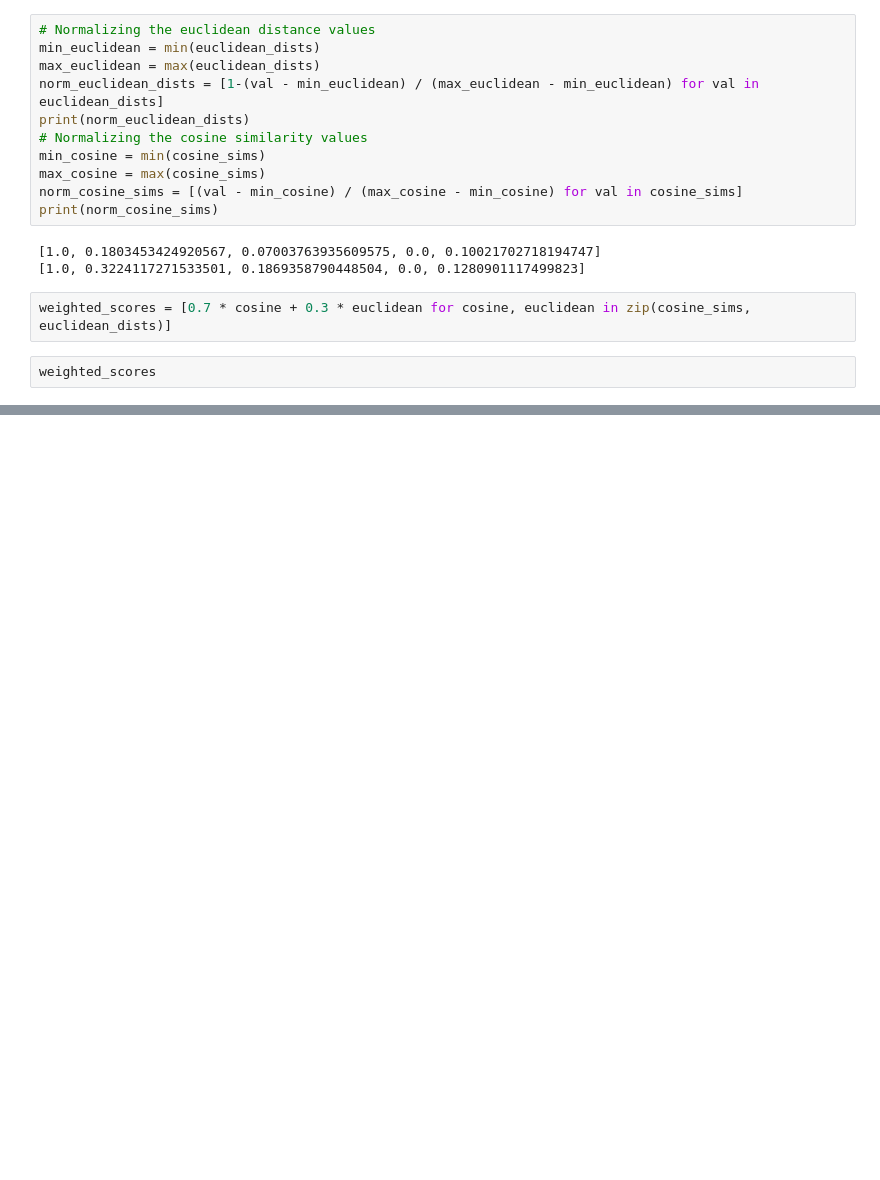
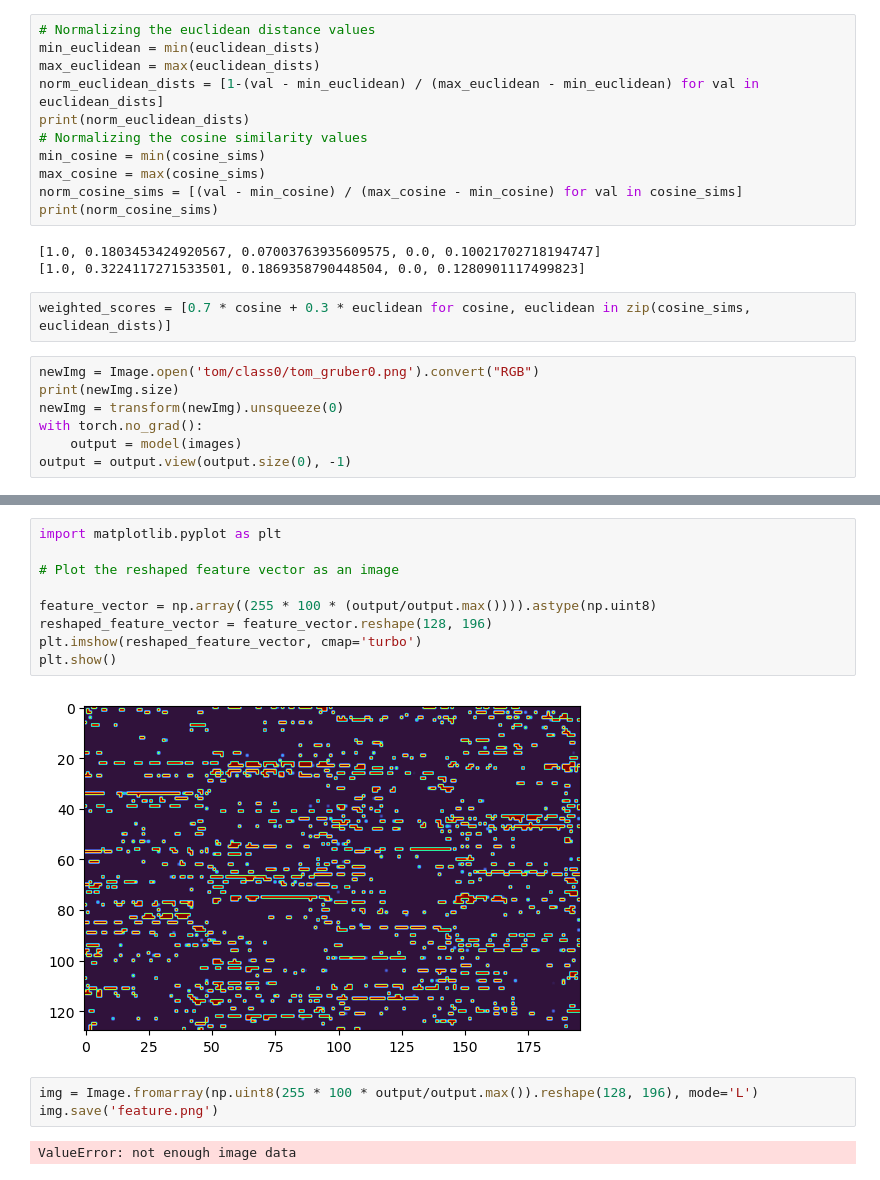
Before and after one commit to tamaykut/ai-avatar, a Jupyter notebook: stable_diffusion.ipynb, the cells around one changed output, grey strips where cells are left out. Drawn from its saved outputs; the diff is of its cells as text; blank space fills up the shorter version.

```diff
--- a/stable_diffusion.ipynb
+++ b/stable_diffusion.ipynb
@@ -237,5 +240,10 @@ print(norm_cosine_sims)
 # %%
 weighted_scores = [0.7 * cosine + 0.3 * euclidean for cosine, euclidean in zip(cosine_sims, euclidean_dists)]
 # %%
-weighted_scores
+newImg = Image.open('tom/class0/tom_gruber0.png').convert("RGB")
+print(newImg.size)
+newImg = transform(newImg).unsqueeze(0)
+with torch.no_grad():
+    output = model(images)
+output = output.view(output.size(0), -1)
 # %% [output]
@@ -246,0 +279,16 @@ weighted_scores
+# %%
+import matplotlib.pyplot as plt
+
+# Plot the reshaped feature vector as an image
+
+feature_vector = np.array((255 * 100 * (output/output.max()))).astype(np.uint8)
+reshaped_feature_vector = feature_vector.reshape(128, 196)
+plt.imshow(reshaped_feature_vector, cmap='turbo')
+plt.show()
+# %% [output]
+[figure, added]
+# %%
+img = Image.fromarray(np.uint8(255 * 100 * output/output.max()).reshape(128, 196), mode='L')
+img.save('feature.png')
+# %% [output]
+ValueError: not enough image data
```
Also changed, not shown: parts of 5 cells of this notebook, 4 other files.
